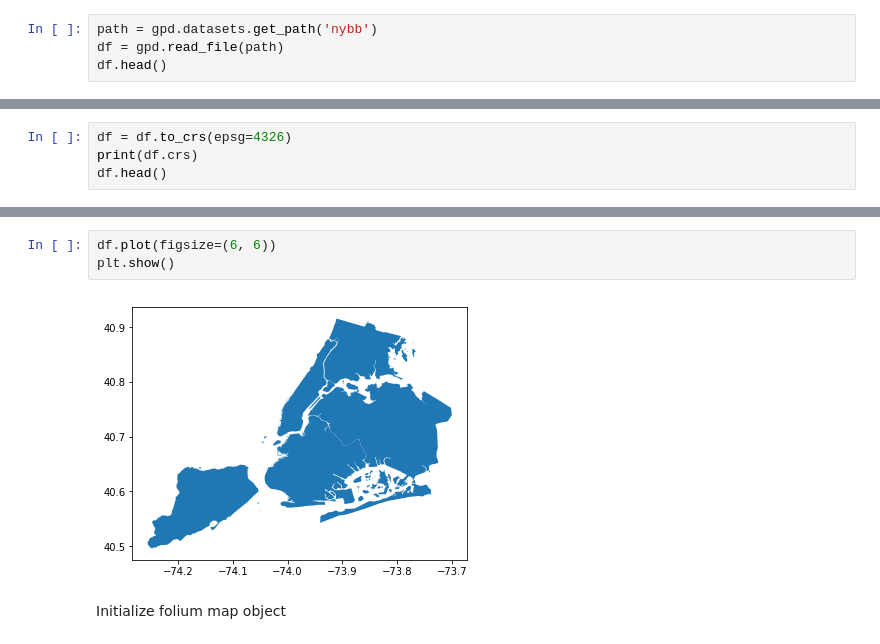
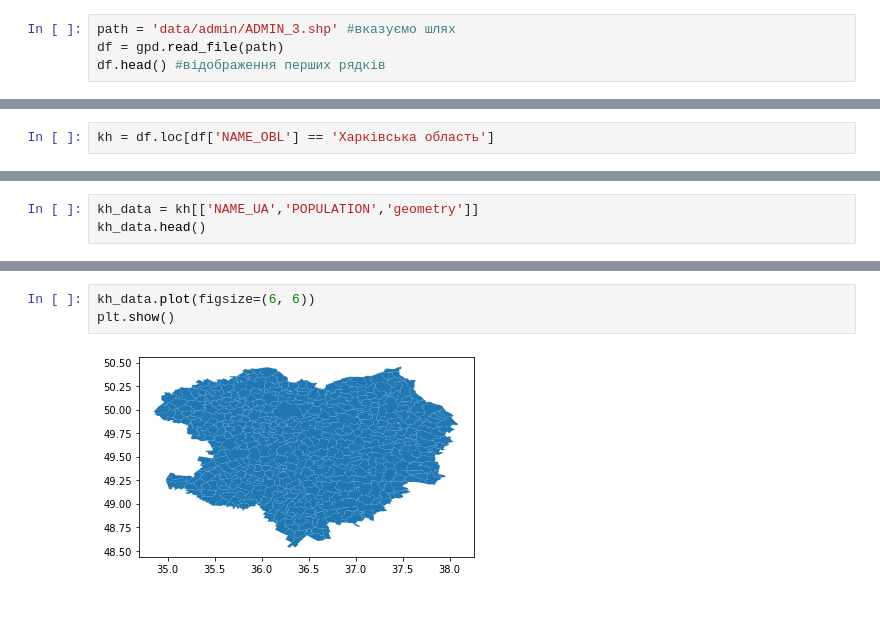
Before and after one commit to EnviroGIS/python-patterns, a Jupyter notebook: npp_workshop.ipynb, the cells around one changed output, grey strips where cells are left out. Saved outputs shown, nothing was run; the diff lists cells and outputs as text; blank space fills up the shorter version.

```diff
--- a/npp_workshop.ipynb
+++ b/npp_workshop.ipynb
@@ -19,5 +16,5 @@ We make use of nybb dataset
 # %%
-path = gpd.datasets.get_path('nybb')
+path = 'data/admin/ADMIN_3.shp' #вказуємо шлях
 df = gpd.read_file(path)
-df.head()
+df.head() #відображення перших рядків
 # %% [output]
@@ -45,4 +33,0 @@ As folium(i.e. leaflet.js) by default takes input of values of latitude and long
-# %%
-df = df.to_crs(epsg=4326)
-print(df.crs)
-df.head()
@@ -56,0 +36,2 @@ df.head()
+# %%
+kh = df.loc[df['NAME_OBL'] == 'Харківська область']
@@ -56,0 +46,3 @@ df.head()
+# %%
+kh_data = kh[['NAME_UA','POPULATION','geometry']]
+kh_data.head()
@@ -57,7 +56,5 @@ df.head()
 # %%
-df.plot(figsize=(6, 6))
+kh_data.plot(figsize=(6, 6))
 plt.show()
 # %% [output]
-[figure, old version]
+[figure, new version]
-# %% [markdown]
-Initialize folium map object
```
Also changed, not shown: parts of 32 cells of this notebook, 1 other file.
